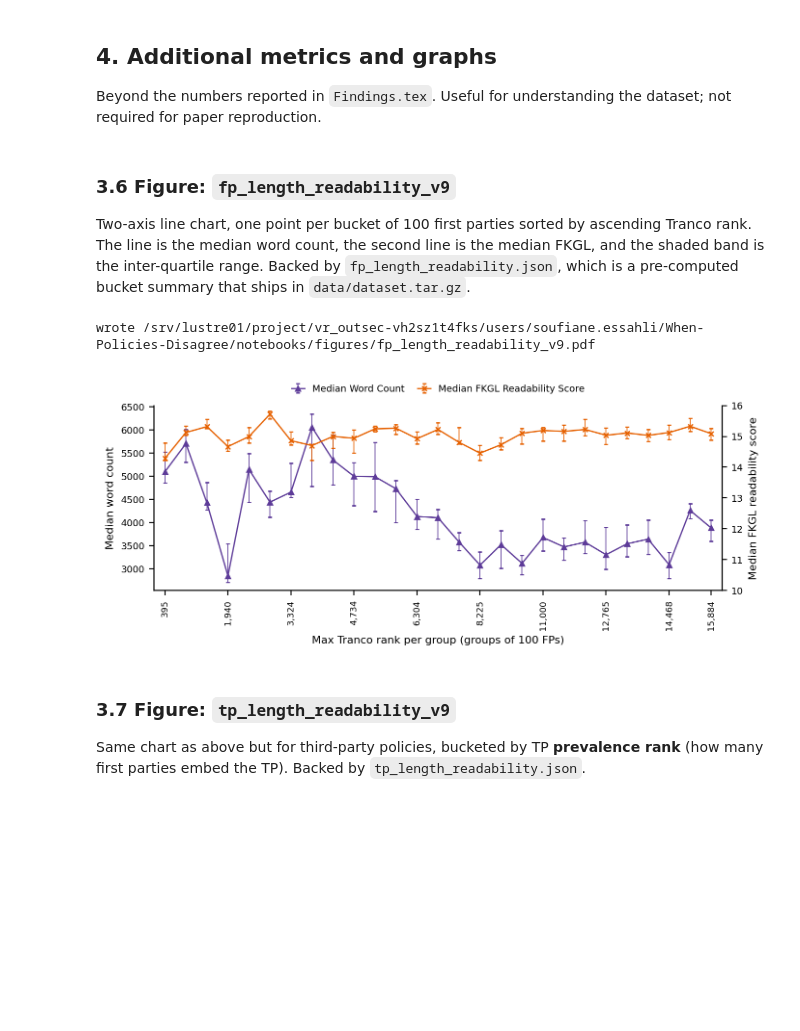
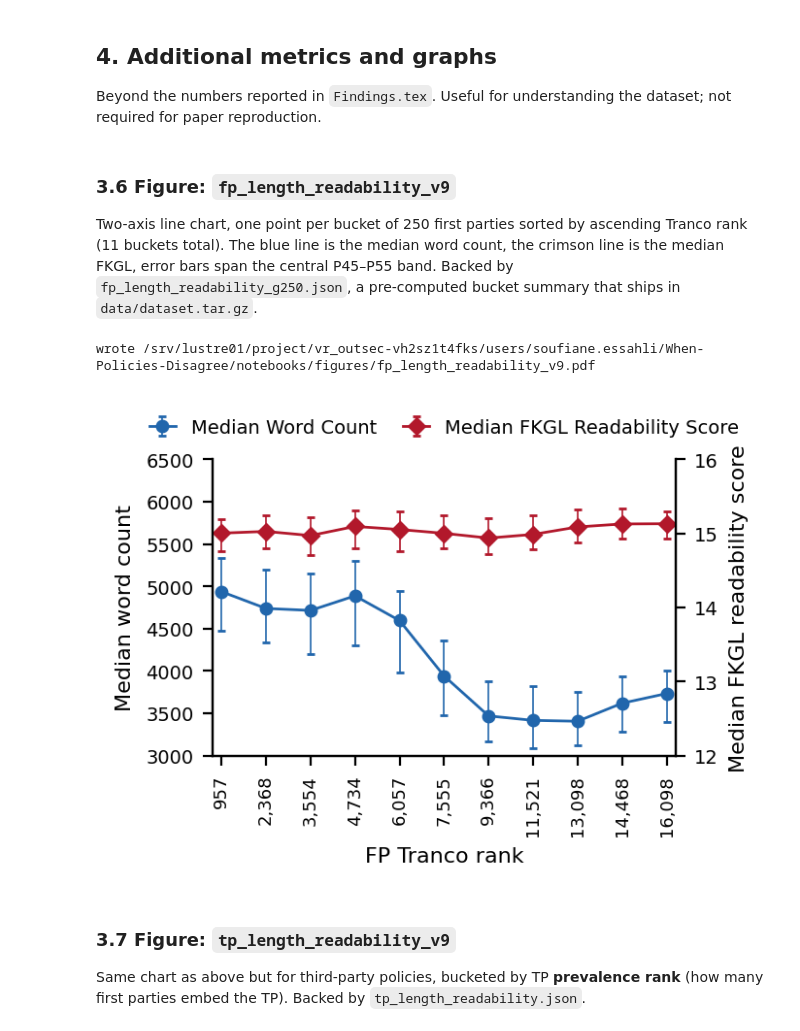
Before and after one commit to clockwork72/RQ1, a Jupyter notebook: notebooks/RQ1.ipynb, the cells around one changed output. Cells and saved outputs as stored; diff of their text form; code cells hidden in the pictures; blank space fills up the shorter version.

Commit message:
Length readability

```diff
--- a/notebooks/RQ1.ipynb
+++ b/notebooks/RQ1.ipynb
@@ -384,22 +384,26 @@ Beyond the numbers reported in `Findings.tex`. Useful for understanding the data
 # %% [markdown]
 ### 3.6 Figure: `fp_length_readability_v9`
 
-Two-axis line chart, one point per bucket of 100 first parties sorted by ascending Tranco rank.
-The line is the median word count, the second line is the median FKGL, and the shaded band
-is the inter-quartile range. Backed by `fp_length_readability.json`, which is a pre-computed
-bucket summary that ships in `data/dataset.tar.gz`.
+Two-axis line chart, one point per bucket of 250 first parties sorted by ascending Tranco rank (11 buckets total). The blue line is the median word count, the crimson line is the median FKGL, error bars span the central P45–P55 band. Backed by `fp_length_readability_g250.json`, a pre-computed bucket summary that ships in `data/dataset.tar.gz`.
 # %%
 # Figure: fp_length_readability_v9 — produced by code/figures/figure_length_readability.py
+# v9 settings (groups of 250 FPs by Tranco rank, 11 buckets total):
 import subprocess
 subprocess.run(['python', str(REPO_ROOT / 'code/figures/figure_length_readability.py'),
-                '--data-json', str(DATA_DIR / 'fp_length_readability.json'),
+                '--data-json', str(DATA_DIR / 'fp_length_readability_g250.json'),
                 '--out',       str(REPO_ROOT / 'notebooks/figures/fp_length_readability_v9.pdf'),
-                '--width', '7.0', '--height', '3.0', '--legend-outside'],
+                '--xlabel', 'FP Tranco rank',
+                '--width', '3.5', '--height', '2.6',
+                '--every', '1', '--legend-outside', '--smooth-window', '3',
+                '--fkgl-ymin', '12', '--fkgl-ymax', '16',
+                '--wc-ymin', '3000', '--wc-ymax', '6500',
+                '--color-wc', '#2166ac', '--color-fk', '#b2182b',
+                '--marker-wc', 'o', '--marker-fk', 'D', '--ms', '4.0'],
                check=True)
 display(Image(str(REPO_ROOT / 'notebooks/figures/fp_length_readability_v9.png'), width=900))
 # %% [output]
 wrote /srv/lustre01/project/vr_outsec-vh2sz1t4fks/users/soufiane.essahli/When-Policies-Disagree/notebooks/figures/fp_length_readability_v9.pdf
-[figure, old version]
+[figure, new version]
 # %% [markdown]
 ### 3.7 Figure: `tp_length_readability_v9`
 
```
Also changed, not shown: parts of 1 cell of this notebook, 5 other files.
